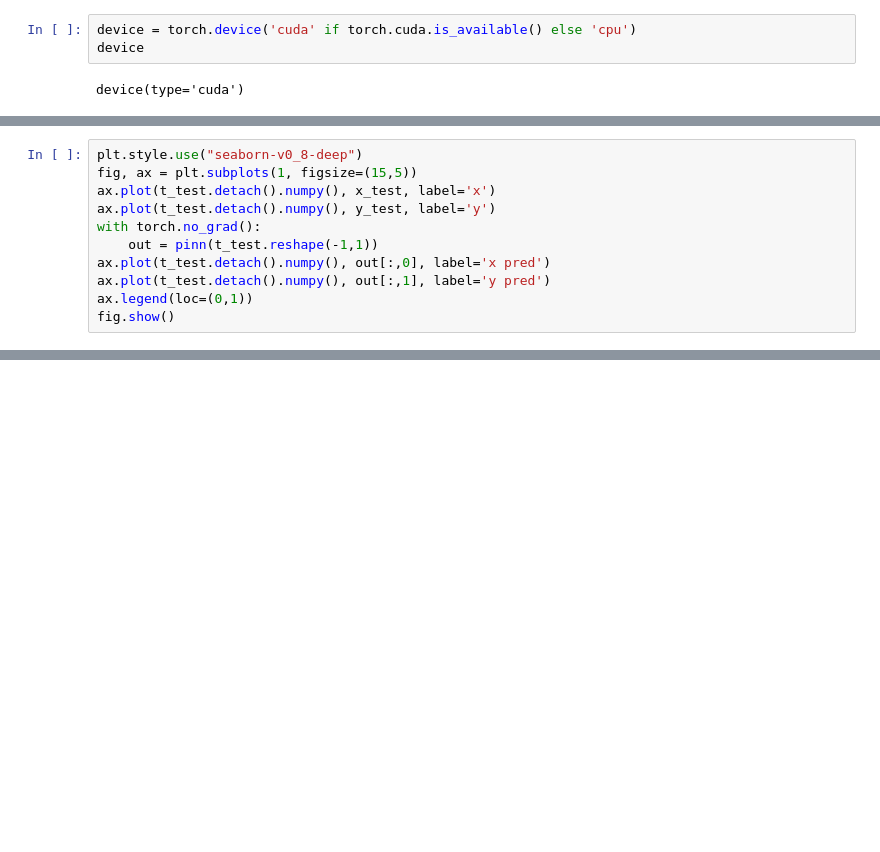
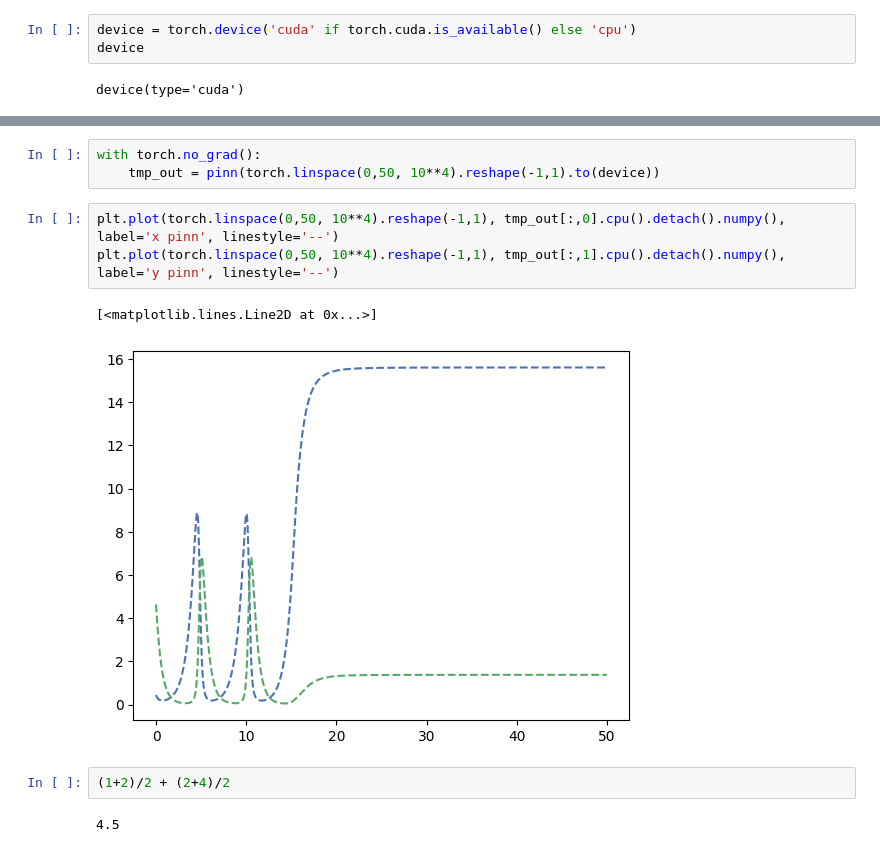
Before and after one commit to MicheleCattaneo/-Re-UPINN, a Jupyter notebook: LotkaVolterra/lotka-volterra-pinn.ipynb, the cells around one changed output, grey strips where cells are left out. Drawn from its saved outputs; the diff is of its cells as text; blank space fills up the shorter version.

```diff
--- a/LotkaVolterra/lotka-volterra-pinn.ipynb
+++ b/LotkaVolterra/lotka-volterra-pinn.ipynb
@@ -242,11 +253,0 @@ Overall:3928.22607421875, Physics loss: 1.092726707458496
-# %%
-plt.style.use("seaborn-v0_8-deep")
-fig, ax = plt.subplots(1, figsize=(15,5))
-ax.plot(t_test.detach().numpy(), x_test, label='x')
-ax.plot(t_test.detach().numpy(), y_test, label='y')
-with torch.no_grad():
-    out = pinn(t_test.reshape(-1,1))
-ax.plot(t_test.detach().numpy(), out[:,0], label='x pred')
-ax.plot(t_test.detach().numpy(), out[:,1], label='y pred')
-ax.legend(loc=(0,1))
-fig.show()
@@ -298,0 +258,13 @@ tensor([0.0010, 0.0010, 0.0010, 0.0010, 0.0009, 0.0009, 0.0009, 0.0009, 0.0009,
+# %%
+with torch.no_grad():
+    tmp_out = pinn(torch.linspace(0,50, 10**4).reshape(-1,1).to(device))
+# %%
+plt.plot(torch.linspace(0,50, 10**4).reshape(-1,1), tmp_out[:,0].cpu().detach().numpy(), label='x pinn', linestyle='--')
+plt.plot(torch.linspace(0,50, 10**4).reshape(-1,1), tmp_out[:,1].cpu().detach().numpy(), label='y pinn', linestyle='--')
+# %% [output]
+[<matplotlib.lines.Line2D at 0x...>]
+[figure, added]
+# %%
+(1+2)/2 + (2+4)/2
+# %% [output]
+4.5
```
Also changed, not shown: parts of 23 cells of this notebook.
